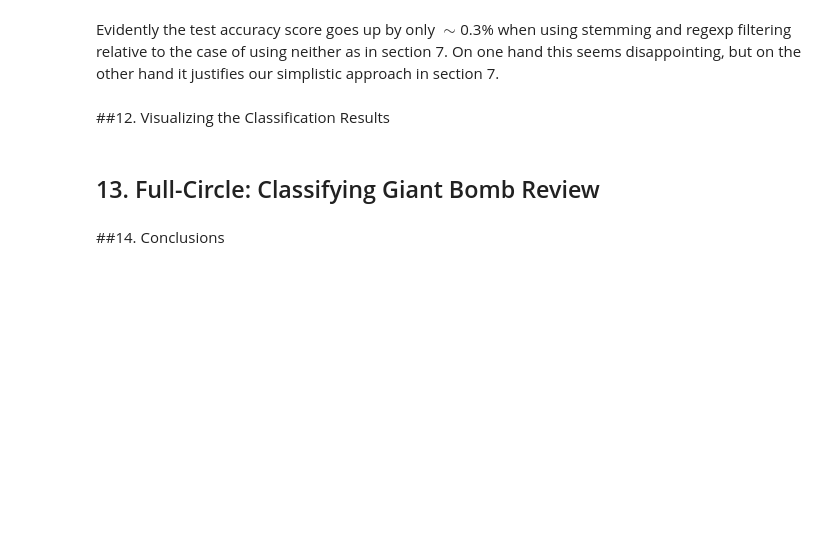
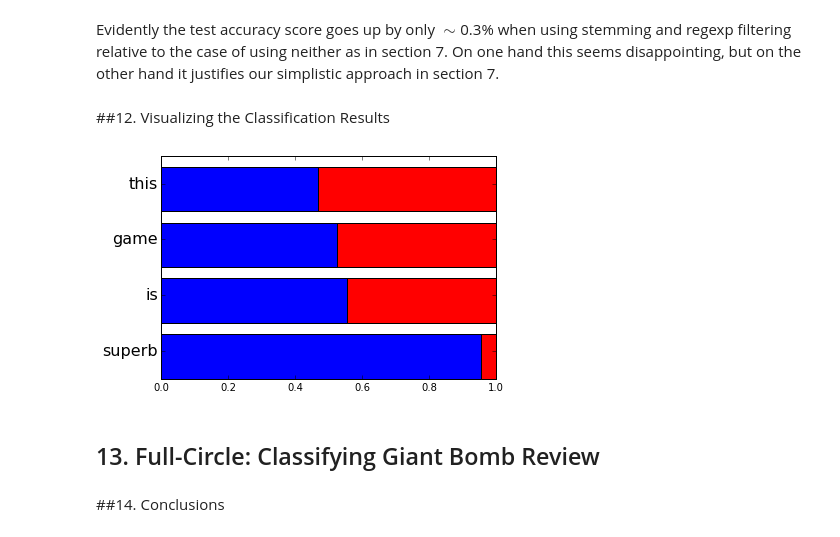
Before and after one commit to ameisner/ac209_project, a Jupyter notebook: pb_classification.ipynb, the cells around one changed output. Drawn from its saved outputs; the diff is of its cells as text; code cells hidden in the pictures; blank space fills up the shorter version.

Commit message:
starting bar plot visualization

```diff
--- a/pb_classification.ipynb
+++ b/pb_classification.ipynb
@@ -642,6 +637,41 @@ Test set accuracy: 76.26%
 Evidently the test accuracy score goes up by only $\sim$0.3% when using stemming and regexp filtering relative to the case of using neither as in section 7. On one hand this seems disappointing, but on the other hand it justifies our simplistic approach in section 7.
 # %% [markdown]
 ##12. Visualizing the Classification Results
+# %%
+words_opt = np.array(vectorizer_opt.get_feature_names())
+x_1word = np.eye(X_opt.shape[1])
+probs_1word = clf_opt.predict_proba(x)[:, 1]
+# get the tokenizer
+tokenizer_opt = vectorizer_opt.build_tokenizer()
+
+def text2problist(text):
+    """Transform a string of text to an appropriate ordered array of P(good|word)"""
+    probs_list = []
+    # tokenize
+    words = tokenizer_opt(text)
+    # for each token do a fit_transform
+    for word in words:
+    # figure out which index is nonzero
+        w = np.where((words_opt == word))
+        probs_list.append(probs_1word[w[0][0]])
+    return probs_list, words
+# %%
+def sentiment_barplot(text):
+    ppp, www = text2problist(text)
+    plt.barh(np.arange(len(ppp)), np.zeros(len(ppp))+1, color='r')
+    plt.barh(np.arange(len(ppp)), ppp[::-1])
+    plt.yticks(np.arange(len(ppp))+0.5)
+
+    ax = plt.gca()
+    labels = [item.get_text() for item in ax.get_yticklabels()]
+    for i in range(len(labels)):
+        labels[i] = www[len(www)-i-1]
+
+    ax.set_yticklabels(labels, fontsize=16)
+
+sentiment_barplot('this game is superb')
+# %% [output]
+[figure, added]
 # %% [markdown]
 ## 13. Full-Circle: Classifying Giant Bomb Review
 # %% [markdown]
```
Also changed, not shown: parts of 4 cells of this notebook.
